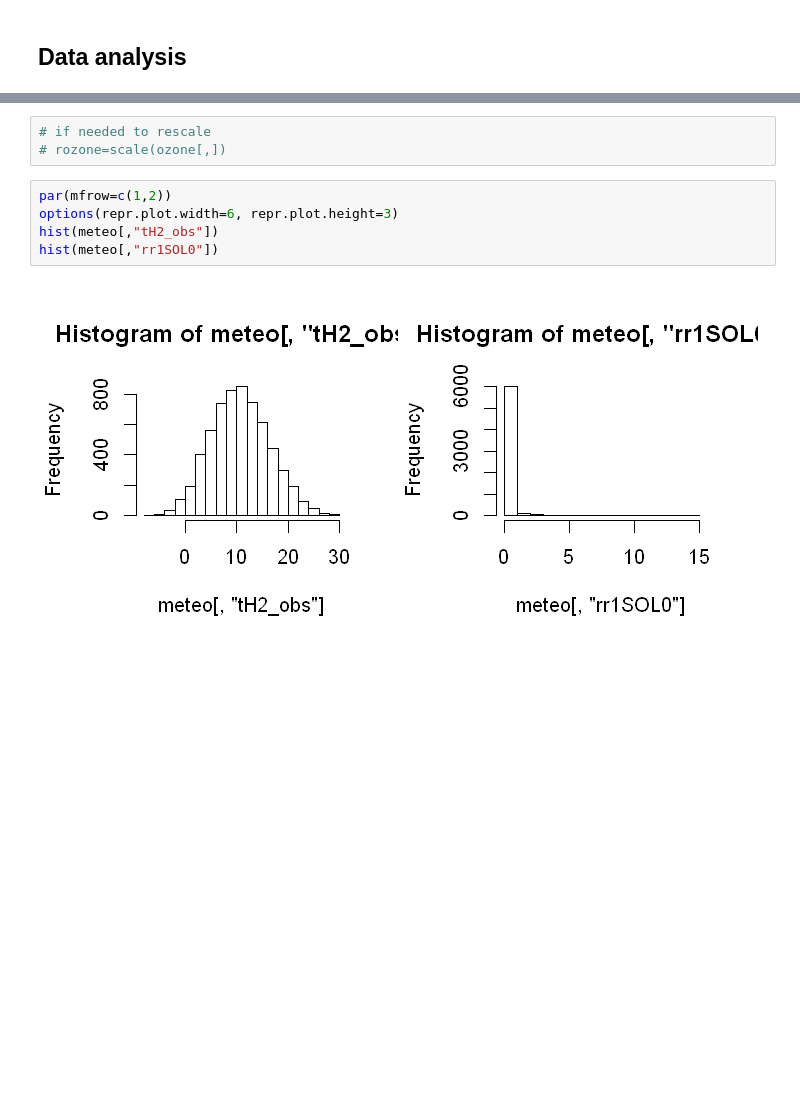
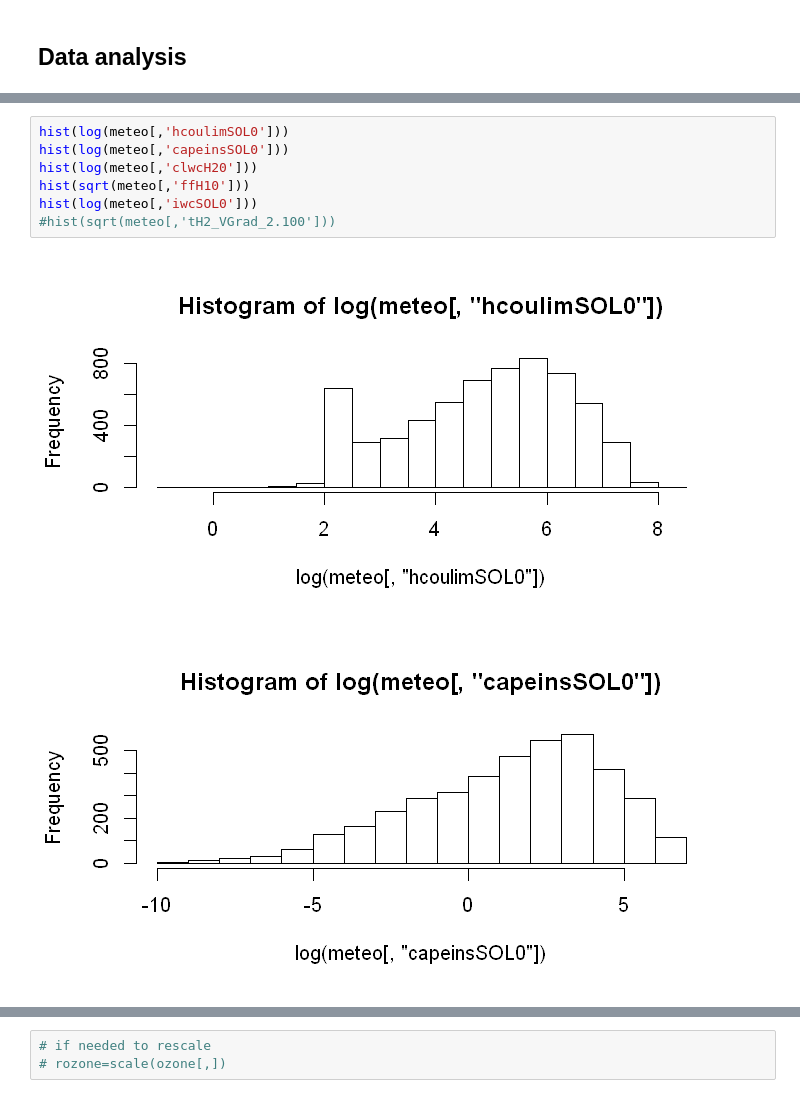
Before and after one commit to CangelosiQ/Defi, a Jupyter notebook: Data_Analysis_R.ipynb, the cells around one changed output, grey strips where cells are left out. Saved outputs shown, nothing was run; the diff lists cells and outputs as text; blank space fills up the shorter version.

```diff
--- a/Data_Analysis_R.ipynb
+++ b/Data_Analysis_R.ipynb
@@ -99,0 +127,10 @@ NULL
+# %%
+hist(log(meteo[,'hcoulimSOL0']))
+hist(log(meteo[,'capeinsSOL0']))
+hist(log(meteo[,'clwcH20']))
+hist(sqrt(meteo[,'ffH10']))
+hist(log(meteo[,'iwcSOL0']))
+#hist(sqrt(meteo[,'tH2_VGrad_2.100']))
+# %% [output]
+[figure, added]
+[figure, added]
@@ -100,10 +140,3 @@ NULL
 # %%
 # if needed to rescale
 # rozone=scale(ozone[,])
-# %%
-par(mfrow=c(1,2))
-options(repr.plot.width=6, repr.plot.height=3)
-hist(meteo[,"tH2_obs"])
-hist(meteo[,"rr1SOL0"])
-# %% [output]
-[figure, removed]
```
Also changed, not shown: parts of 24 cells of this notebook.
